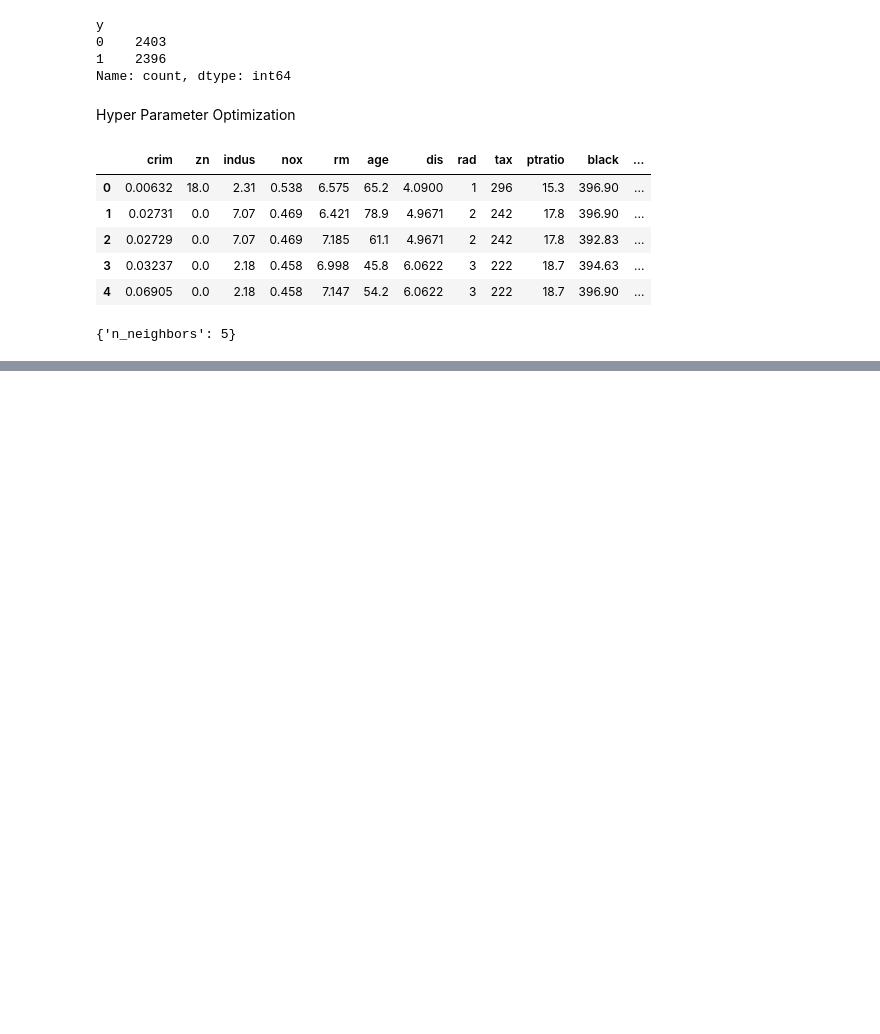
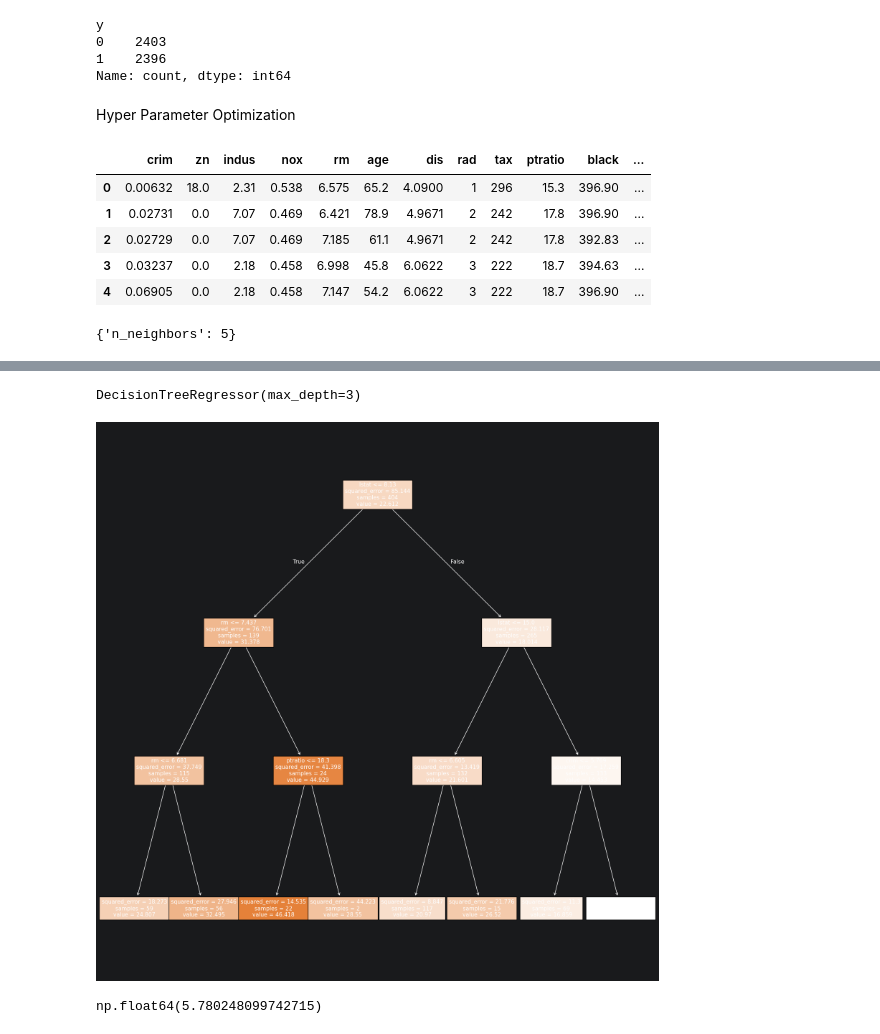
Before and after one commit to namal1230/Machine-Learning, a Jupyter notebook: notebook.ipynb, the cells around one changed output, grey strips where cells are left out. Saved outputs shown, nothing was run; the diff lists cells and outputs as text; code cells hidden in the pictures; blank space fills up the shorter version.

```diff
--- a/notebook.ipynb
+++ b/notebook.ipynb
@@ -533,0 +611,3 @@ results.best_params_
+# %%
+data=pd.read_csv("Boston.csv")
+data.head()
@@ -533,0 +621,21 @@ results.best_params_
+# %%
+x=data.iloc[:,:12].values
+y=data.iloc[:,12].values
+# %%
+x_train,x_test,y_train,y_test=train_test_split(x,y,test_size=0.2,random_state=0)
+# %%
+rgt=DecisionTreeRegressor(max_depth=3)
+rgt.fit(x_train,y_train)
+# %% [output]
+DecisionTreeRegressor(max_depth=3)
+# %%
+plt.figure(figsize=(20,20))
+plot_tree(rgt,feature_names=data.columns,filled=True)
+plt.show()
+# %% [output]
+[figure, added]
+# %%
+y_pred=rgt.predict(x_test)
+np.sqrt(mean_squared_error(y_test,y_pred))
+# %% [output]
+np.float64(5.780248099742715)
```
Also changed, not shown: parts of 17 cells of this notebook, 1 other file.
